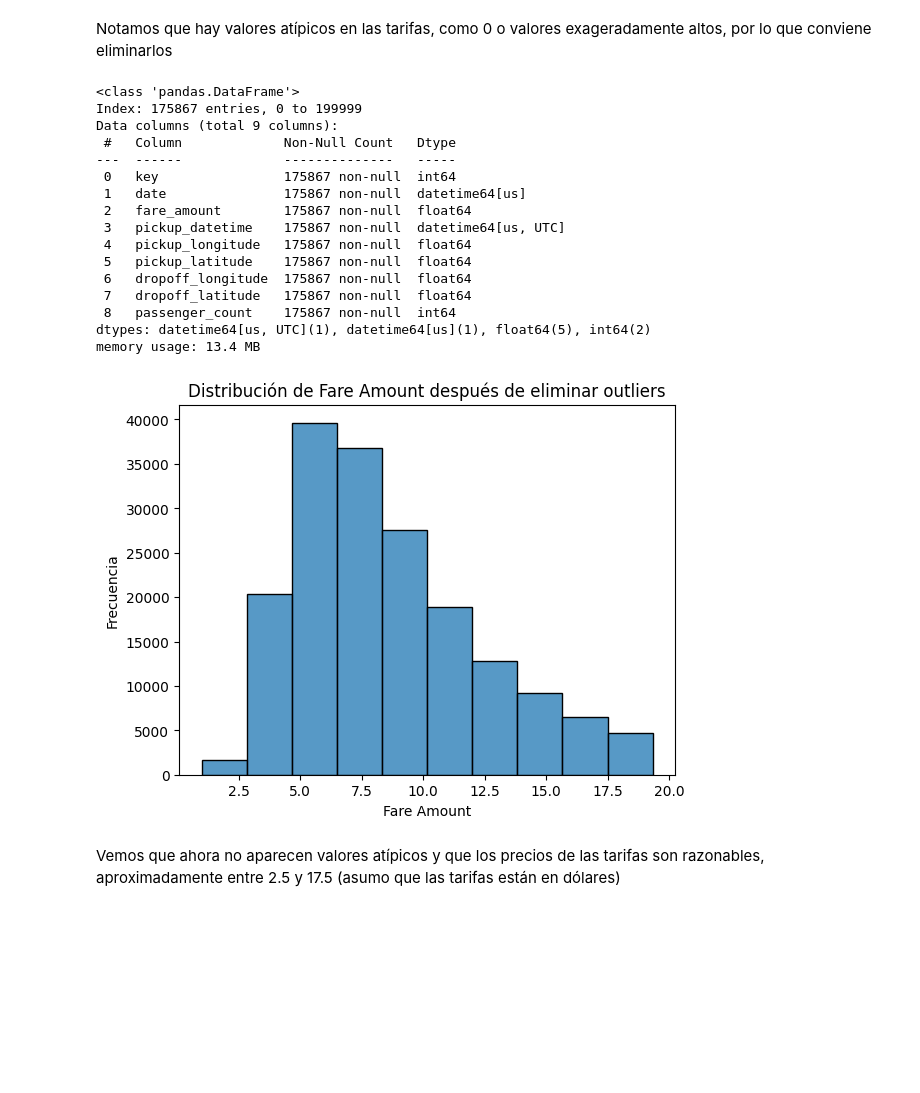
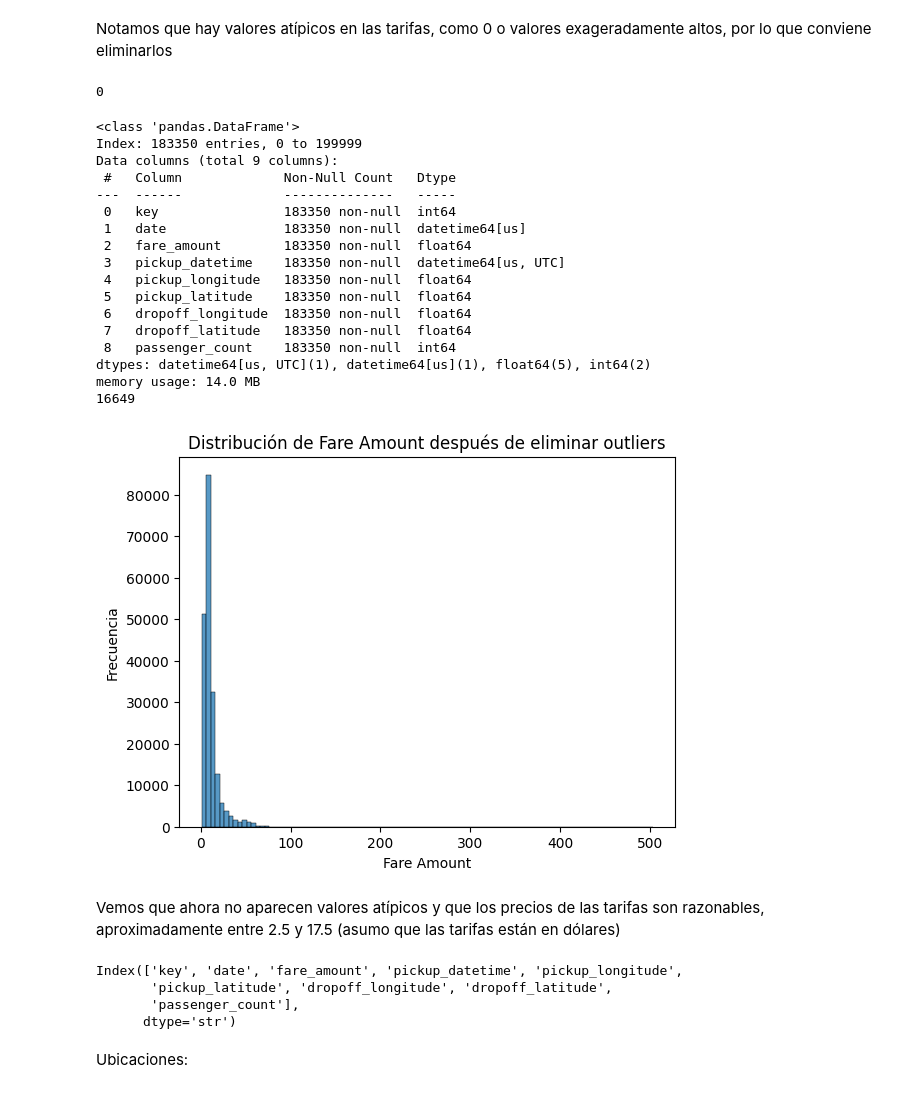
Before and after one commit to ZahirJacob/AA1-TUIA-2026C1-Dimenna-Jacob-Taborda, a Jupyter notebook: TP_regresion_AA1.ipynb, the cells around one changed output. Cells and saved outputs as stored; diff of their text form; code cells hidden in the pictures; blank space fills up the shorter version.

```diff
--- a/TP_regresion_AA1.ipynb
+++ b/TP_regresion_AA1.ipynb
@@ -132,2 +126,9 @@ plt.show()
 # %% [markdown]
 Notamos que hay valores atípicos en las tarifas, como 0 o valores exageradamente altos, por lo que conviene eliminarlos
+# %%
+#Creo que no hay pero no se si se rompio el VS de ultima lo elimino
+eliminados = df[df['fare_amount'] <= 0]
+df = df[df['fare_amount'] > 0]
+print(len(eliminados))
+# %% [output]
+0
@@ -134,8 +137,8 @@ Notamos que hay valores atípicos en las tarifas, como 0 o valores exageradament
 # %%
 #eliminamos los valores atípicos
 # Usámos el método de los cuartiles, marcamos como outliers los valores superiores a Q3 + 1,5 × RI o inferiores a Q1 - 1,5 × RI
-y = df['fare_amount']
 
+len1 = len(df)
 Q1 = y.quantile(0.25) # cuantil 0.25 (busca el valor donde la probabilidad acumulada es del 25%)
 Q3 = y.quantile(0.75) # cuantil 0.75 ('' el 75% de las tarifas son menores a este valor)
 RI = Q3 - Q1       # rango intercuartílico
@@ -146,31 +149,41 @@ limite_sup = Q3 + 1.5 * RI
 #corta por encima y por debajo de los límites
 df = df[(y >= limite_inf) & (y <= limite_sup)]
 df.info()
+len2 = len(df)
+print(len1 - len2)
 # %% [output]
 <class 'pandas.DataFrame'>
-Index: 175867 entries, 0 to 199999
+Index: 183350 entries, 0 to 199999
 Data columns (total 9 columns):
  #   Column             Non-Null Count   Dtype
 ---  ------             --------------   -----
- 0   key                175867 non-null  int64
- 1   date               175867 non-null  datetime64[us]
- 2   fare_amount        175867 non-null  float64
- 3   pickup_datetime    175867 non-null  datetime64[us, UTC]
- 4   pickup_longitude   175867 non-null  float64
- 5   pickup_latitude    175867 non-null  float64
- 6   dropoff_longitude  175867 non-null  float64
- 7   dropoff_latitude   175867 non-null  float64
- 8   passenger_count    175867 non-null  int64
+ 0   key                183350 non-null  int64
+ 1   date               183350 non-null  datetime64[us]
+ 2   fare_amount        183350 non-null  float64
+ 3   pickup_datetime    183350 non-null  datetime64[us, UTC]
+ 4   pickup_longitude   183350 non-null  float64
+ 5   pickup_latitude    183350 non-null  float64
+ 6   dropoff_longitude  183350 non-null  float64
+ 7   dropoff_latitude   183350 non-null  float64
+ 8   passenger_count    183350 non-null  int64
 dtypes: datetime64[us, UTC](1), datetime64[us](1), float64(5), int64(2)
-memory usage: 13.4 MB
+memory usage: 14.0 MB
+16649
 # %%
 #visualizacion de fare_amount luego de eliminar outliers
-sns.histplot(y, bins=10)
+sns.histplot(df['fare_amount'], bins=100)
 plt.title('Distribución de Fare Amount después de eliminar outliers')
 plt.xlabel('Fare Amount')
 plt.ylabel('Frecuencia')
 plt.show()
 # %% [output]
-[figure, old version]
+[figure, new version]
 # %% [markdown]
 Vemos que ahora no aparecen valores atípicos y que los precios de las tarifas son razonables, aproximadamente entre 2.5 y 17.5 (asumo que las tarifas están en dólares)
+# %%
+df.columns
+# %% [output]
+Index(['key', 'date', 'fare_amount', 'pickup_datetime', 'pickup_longitude',
+       'pickup_latitude', 'dropoff_longitude', 'dropoff_latitude',
+       'passenger_count'],
+      dtype='str')
@@ -176,0 +194,2 @@ Vemos que ahora no aparecen valores atípicos y que los precios de las tarifas s
+# %% [markdown]
+Ubicaciones:
```
Also changed, not shown: parts of 33 cells of this notebook, 1 other file.
